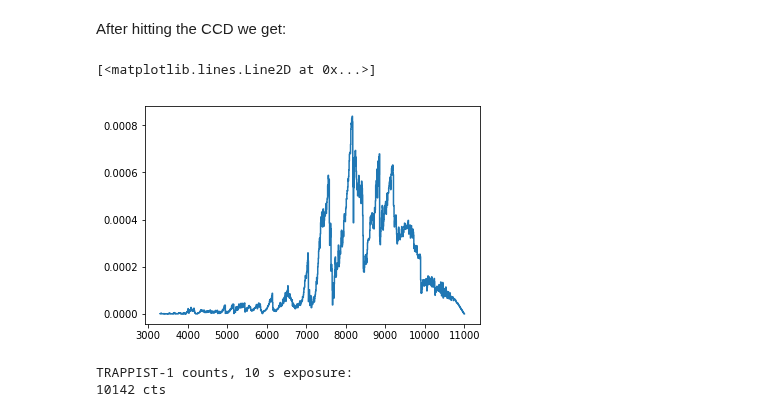
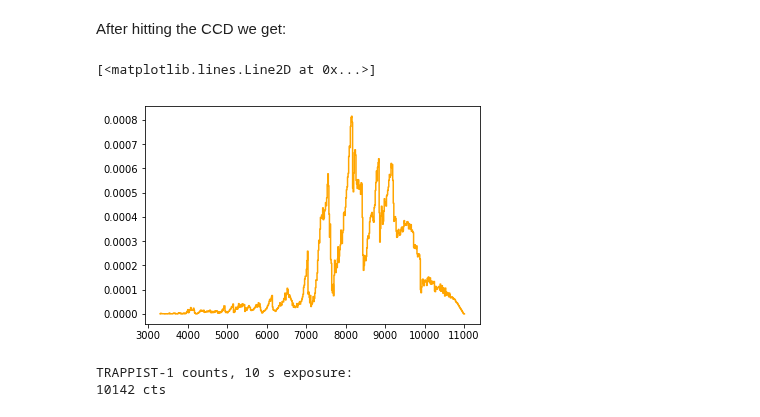
Before and after one commit to tcjansen/GSoC, a Jupyter notebook: synspec_examples.ipynb, the cells around one changed output. Drawn from its saved outputs; the diff is of its cells as text; code cells hidden in the pictures.

```diff
--- a/synspec_examples.ipynb
+++ b/synspec_examples.ipynb
@@ -269,0 +278,11 @@ Bin the flux according to the spectral resolution:
+# %%
+R = 500
+
+# set a constant delta_wavelength defined by R and the wavelength in the center of the range
+wl_in_center = ((1.1 - 0.33) / 2 + 0.33)
+delta_wavelength = wl_in_center / R
+# get the spectral wavelength array. This will be the observational binset
+spec_wavelengths = np.arange(0.33, 1.1 + delta_wavelength,
+                        delta_wavelength) * u.micron
+# convert to angstroms
+spec_wavelengths = spec_wavelengths.to(u.angstrom)
@@ -283,10 +317,10 @@ plt.legend()
 After hitting the CCD we get:
 # %%
 observation = Observation(photlam_trappist1, quantum_efficiency, binset=spec_wavelengths)
-plt.step(spec_wavelengths, observation.binflux)
+plt.step(spec_wavelengths, observation.binflux, color='orange')
 # %% [output]
 [<matplotlib.lines.Line2D at 0x...>]
-[figure, old version]
+[figure, new version]
 # %%
 countrate = observation.countrate(area=aperture_area)
 counts_trappist1 = countrate * 10 * u.s
```
Also changed, not shown: parts of 8 cells of this notebook.
